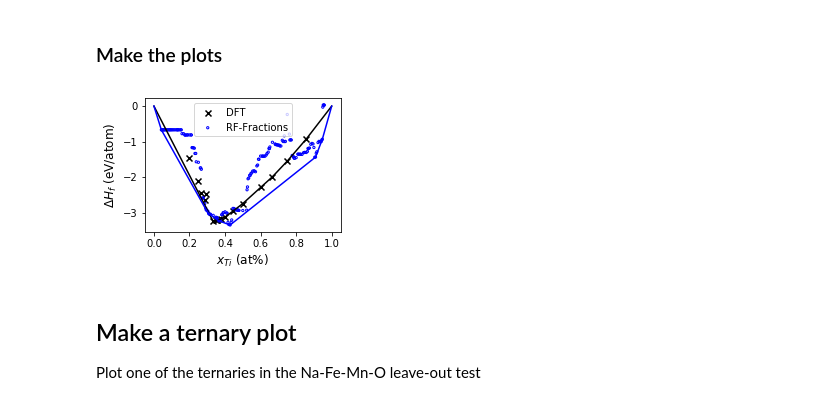
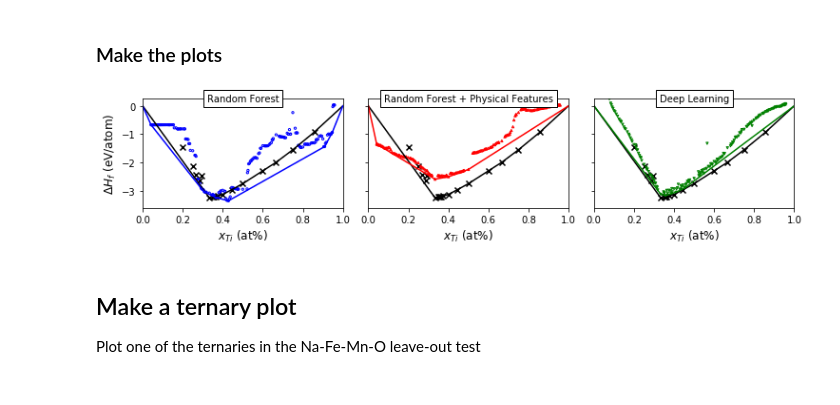
Before and after one commit to NU-CUCIS/ElemNet, a Jupyter notebook: chemical-interpolation/plot-results.ipynb, the cells around one changed output. Drawn from its saved outputs; the diff is of its cells as text; code cells hidden in the pictures.

Commit message:
Added DL predictions to hold-out charts

```diff
--- a/chemical-interpolation/plot-results.ipynb
+++ b/chemical-interpolation/plot-results.ipynb
@@ -23,12 +23,22 @@ The goal is to see how well the convex hull of the ML models agrees with reality
 dft_data = pd.read_csv(os.path.join('datasets', 'Ti-O_test_set-fractions.csv'))
 # %%
 rf_fractions_data = pd.read_csv(os.path.join('model-outputs', 'RF_Ti-O_search-space-fractions.csv'))
+# %%
+rf_physical_data = pd.read_csv(os.path.join('model-outputs', 'RF_Ti-O_search-space-physical.csv'))
+rf_physical_data = rf_physical_data.join(rf_fractions_data.drop('delta_e', 'columns'))
+rf_physical_data['delta_e'] = rf_physical_data['Class']
+# %%
+dl_data = pd.read_csv(os.path.join('model-outputs', 'Ti-O_search-space.csv'))
 # %% [markdown]
 ### Make the plots
 # %%
 dft_TiO = dft_data.query('X_Ti + X_O > 0.99')
 # %%
 rf_fractions_TiO = rf_fractions_data.query('X_Ti + X_O > 0.99 and X_Ti > 0 and X_O > 0')
+# %%
+rf_physical_TiO = rf_physical_data.query('X_Ti + X_O > 0.99 and X_Ti > 0 and X_O > 0')
+# %%
+dl_TiO = dl_data.query('X_Ti + X_O > 0.99 and X_Ti > 0 and X_O > 0')
 # %%
 def get_hull(data):
     """Get the plot points for the Ti-O binary convex hull"""
@@ -49,30 +59,52 @@ def get_hull(data):
         plot_points.append([hull_points[simplex, 0], hull_points[simplex, 1]])
     return plot_points
 # %%
-fig, ax = plt.subplots()
+fig, ax = plt.subplots(1, 3, sharey=True)
 
 # Plot the DFT convex hull
-ax.scatter(dft_TiO['X_Ti'], dft_TiO['delta_e'], marker='x', color='k', label='DFT')
-for x, y in get_hull(dft_TiO):
-    ax.plot(x, y, 'k')
+for i in range(3):
+    ax[i].scatter(dft_TiO['X_Ti'], dft_TiO['delta_e'], marker='x', color='k', label='DFT')
+    for x, y in get_hull(dft_TiO):
+        ax[i].plot(x, y, 'k')
 
 # Plot the RF convex hull
-ax.scatter(rf_fractions_TiO['X_Ti'], rf_fractions_TiO['delta_e'], s=5,
+ax[0].scatter(rf_fractions_TiO['X_Ti'], rf_fractions_TiO['delta_e'], s=5,
            marker='o', color='b', facecolor='none', label='RF-Fractions')
 for x, y in get_hull(rf_fractions_TiO):
-    ax.plot(x, y, 'b')
+    ax[0].plot(x, y, 'b')
+ax[0].text(0.5, 1, 'Random Forest', transform=ax[0].transAxes,
+          ha='center', va='center', bbox={'facecolor': 'w', 'edgecolor': 'k'})
 
-ax.legend(fontsize=10)
+# Plot the RF convex hull
+ax[1].scatter(rf_physical_TiO['X_Ti'], rf_physical_TiO['delta_e'], s=5,
+           marker='^', color='r', facecolor='none', label='RF-Physical')
+for x, y in get_hull(rf_physical_TiO):
+    ax[1].plot(x, y, 'r')
+ax[1].text(0.5, 1, 'Random Forest + Physical Features', transform=ax[1].transAxes,
+          ha='center', va='center', bbox={'facecolor': 'w', 'edgecolor': 'k'})
 
-ax.set_xlabel('$x_{Ti}$ (at%)', fontsize=12)
-ax.set_ylabel('$\Delta H_f$ (eV/atom)', fontsize=12)
+# Plot the RF convex hull
+ax[2].scatter(dl_TiO['X_Ti'], dl_TiO['delta_e'], s=5,
+           marker='v', color='g', facecolor='none', label='DL')
+for x, y in get_hull(dl_TiO):
+    ax[2].plot(x, y, 'g')
+ax[2].text(0.5, 1, 'Deep Learning', transform=ax[2].transAxes,
+          ha='center', va='center', bbox={'facecolor': 'w', 'edgecolor': 'k'})
 
-fig.set_size_inches(figure_width, figure_height)
 
+for i in range(3):
+    ax[i].set_xlabel('$x_{Ti}$ (at%)', fontsize=12)
+    ax[i].set_xlim(0,1)
+ax[0].set_ylabel('$\Delta H_f$ (eV/atom)', fontsize=12)
+
+ax[0].set_ylim(min(ax[0].get_ylim()), 0.25)
+fig.set_size_inches(figure_width * 3, figure_height)
+
+fig.tight_layout()
 fig.savefig(os.path.join('figures', 'TiO-binary.png'), dpi=320)
 fig.savefig(os.path.join('figures', 'TiO-binary.pdf'))
 # %% [output]
-[figure, old version]
+[figure, new version]
 # %% [markdown]
 ## Make a ternary plot
 Plot one of the ternaries in the Na-Fe-Mn-O leave-out test
```
Also changed, not shown: parts of 5 cells of this notebook, 4 other files.
